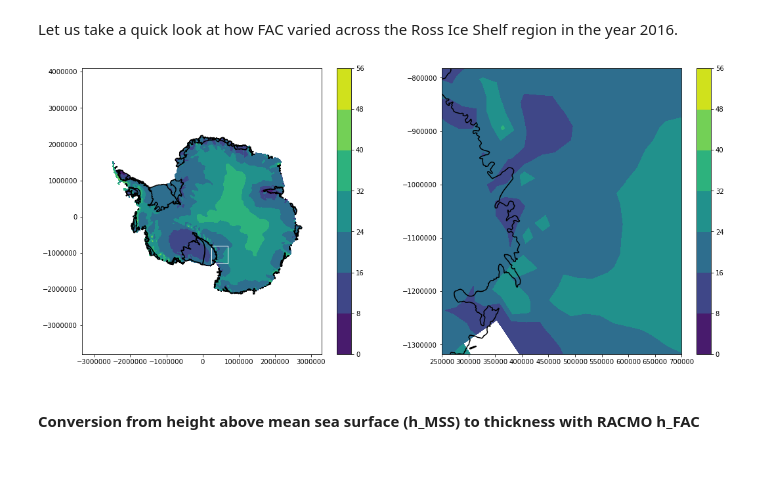
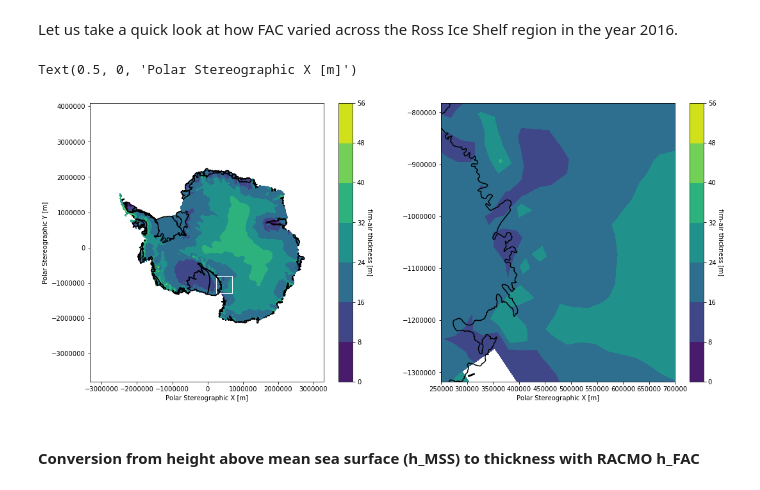
Before and after one commit to ICESAT-2HackWeek/data-correction, a Jupyter notebook: data_correction.ipynb, the cells around one changed output. Cells and saved outputs as stored; diff of their text form; code cells hidden in the pictures; blank space fills up the shorter version.

```diff
--- a/data_correction.ipynb
+++ b/data_correction.ipynb
@@ -262,34 +262,38 @@ time_16_inds = np.where((time_fac > 2015.99) & (time_fac < 2017))
 time_16 = time_fac[time_16_inds]
 FirnAir_16 = FirnAir[time_16_inds,:,:]
 meanFirnAir_16 = np.squeeze(np.mean(FirnAir_16,1))
 
 plt.figure(figsize = (18,8))
 [x,y] = ll2ps(lon_fac,lat_fac,slat=71, slon=0, hemi='s', units='m')
 ax = plt.subplot(121)
 plt.contourf(x,y,meanFirnAir_16)
 plt.axis('equal')
+plt.xlabel('Polar Stereographic X [m]')
+plt.ylabel('Polar Stereographic Y [m]');
 
 cbar = plt.colorbar()
 cbar.set_label('firn-air thickness [m]', rotation=270, labelpad = 12)
 
 for polygon in shapefile.geometry:
     plt.plot(*polygon.exterior.xy,color='black');
 p = patches.Rectangle((250000, -1300000),450000,500000,fill=False,color='white')
 ax.add_patch(p)
 
 plt.subplot(122)
 plt.contourf(x,y,meanFirnAir_16)
 plt.axis('equal')
 
 cbar = plt.colorbar()
 cbar.set_label('firn-air thickness [m]', rotation=270, labelpad = 12)
 
 for polygon in shapefile.geometry:
     plt.plot(*polygon.exterior.xy,color='black');
 plt.xlim([250000,700000])
 plt.ylim([-1300000,-800000]);
+plt.xlabel('Polar Stereographic X [m]');
 # %% [output]
+Text(0.5, 0, 'Polar Stereographic X [m]')
-[figure, old version]
+[figure, new version]
 # %% [markdown]
 #### Conversion from height above mean sea surface (h_MSS) to thickness with RACMO h_FAC
 # %% [markdown]
```
